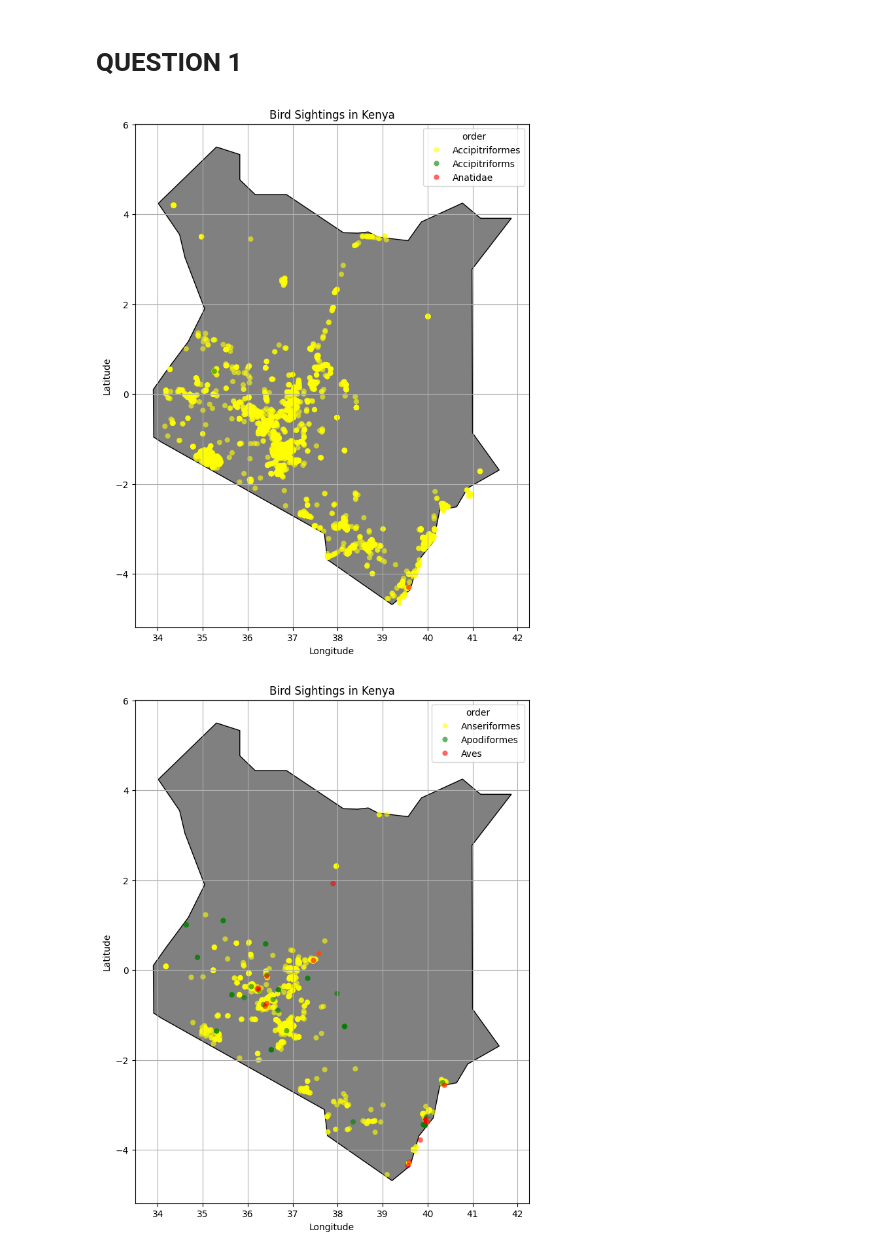
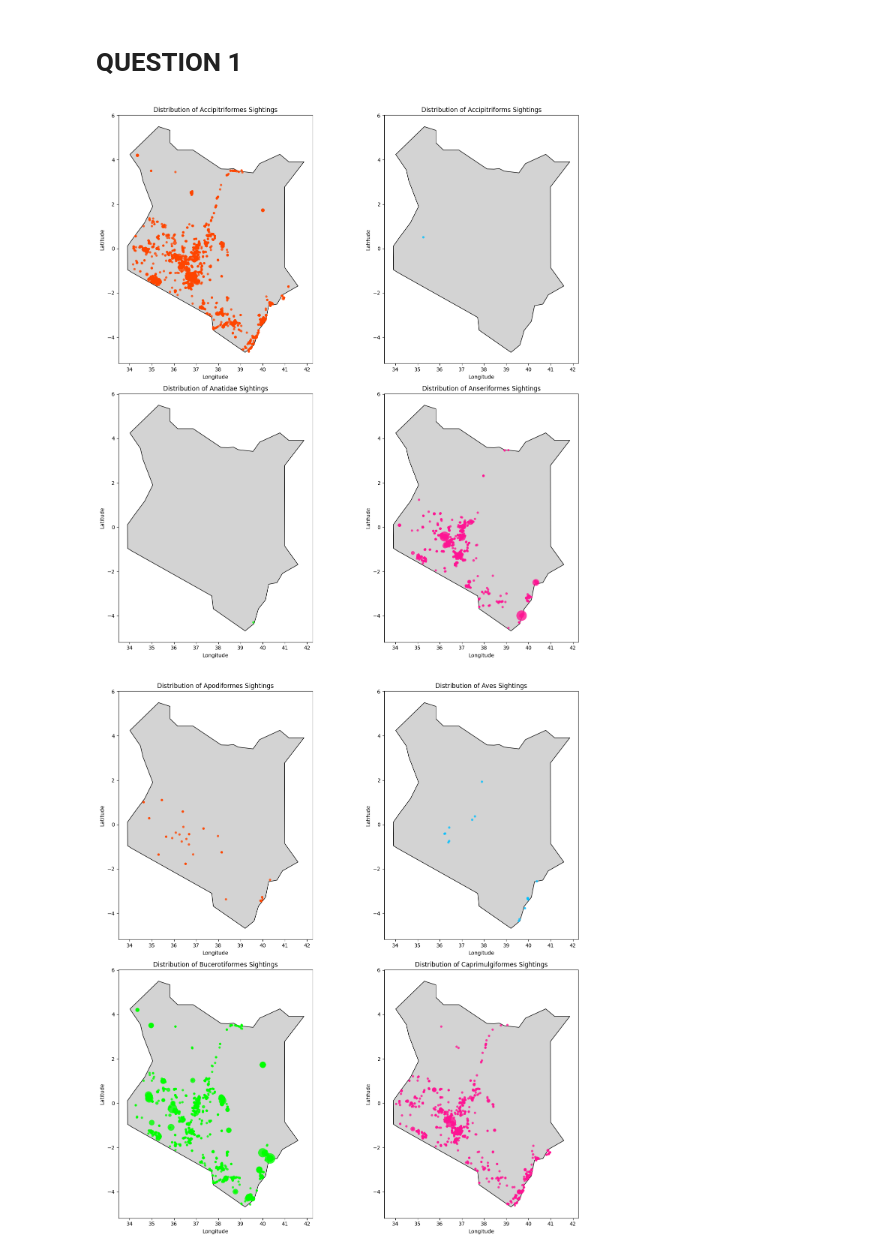
Before and after one commit to oliveira-da-silva-patrick/Workshop1-Project2, a Jupyter notebook: patrick.ipynb, the cells around one changed output. Drawn from its saved outputs; the diff is of its cells as text; code cells hidden in the pictures.

```diff
--- a/patrick.ipynb
+++ b/patrick.ipynb
@@ -87,5 +87,5 @@ kenya = kenya[kenya.NAME == "Kenya"]
 # %% [markdown]
 # QUESTION 1
 # %%
-q1_df = df.select("decimalLatitude", "decimalLongitude", "order")
+q1_df = df.select("decimalLatitude", "decimalLongitude", "order", "individualCount")
 # other columns are not needed
@@ -112,11 +92,49 @@ def plot_kenya_order(orders):
+# %%
+def plot_kenya_order(orders):
+    fig, axes = plt.subplots(2, 2, figsize=(15, 15))
+    axes = axes.flatten()
+
+    palette = ['#FF4500', '#00BFFF', '#00FF00', '#FF1493']
+
+    for idx, order in enumerate(orders):
+        order_data = q1_df.filter(pl.col('order') == order)
+        ax = axes[idx]
+        kenya.plot(ax=ax, color='#D3D3D3', edgecolor='black')
+
+        sns.scatterplot(
+            data=order_data,
+            x='decimalLongitude',
+            y='decimalLatitude',
+            color=palette[idx],
+            size="individualCount",
+            sizes=(20, 400),
+            ax=ax,
+            alpha=0.8,
+            edgecolor='none'
+        )
+
+        ax.set_title(f'Distribution of {order} Sightings')
+        ax.set_xlabel('Longitude')
+        ax.set_ylabel('Latitude')
+        ax.get_legend().remove()
+
+    if len(orders) < 4:
+        for i in range(len(orders), 4):
+            fig.delaxes(axes[i])
+
+    plt.tight_layout()
+    plt.show()
 # %%
 orders = sorted(q1_df['order'].unique().to_list())
 current_orders = []
 for order in orders:
     current_orders.append(order)
-    if len(current_orders) == 3:
+    if len(current_orders) == 4:
         plot_kenya_order(current_orders)
         current_orders = []
+
+if current_orders:
+    plot_kenya_order(current_orders)
 # %% [output]
-[figure, old version]
+[figure, new version]
-[figure, old version]
+[figure, new version]
```
Also changed, not shown: parts of 4 cells of this notebook, 1 other file.
